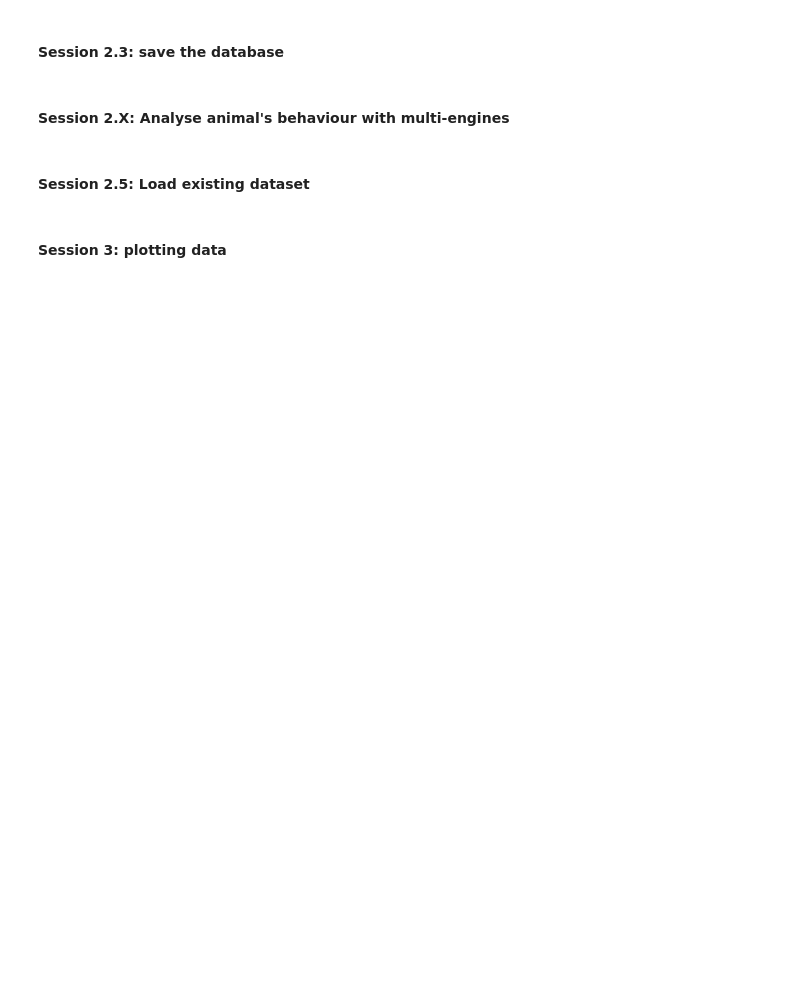
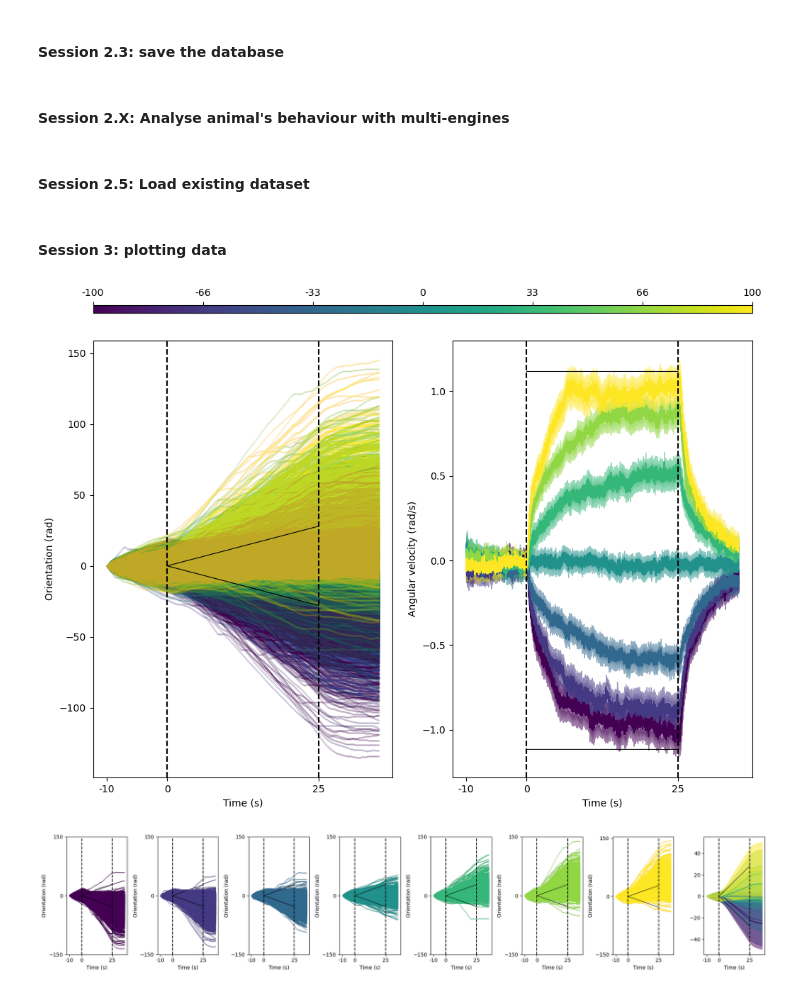
Before and after one commit to chiyu1203/bonfic, a Jupyter notebook: bonfic_tutorial.ipynb, the cells around one changed output. Drawn from its saved outputs; the diff is of its cells as text; code cells hidden in the pictures; blank space fills up the shorter version.

Commit message:
adjust settings in the RDK plotting function: the new default is to save orientation, and fixed the y axis to be rad/s or rad

```diff
--- a/bonfic_tutorial.ipynb
+++ b/bonfic_tutorial.ipynb
@@ -138,8 +138,8 @@ max is either around 0.1 or -0.2
 dir_list = []
 # Datasets=[r"Y:\GN25051",r"Y:\GN25052",r"Y:\GN25053",r"Y:\GN25054",r"Y:\GN25055",r"Y:\GN25056",r"Y:\GN25057",r"Y:\GN25058",r"Y:\GN25059",r"Y:\GN25060",r"Y:\GN25061",
 #           r"Y:\GN25062",r"Y:\GN25063",r"Y:\GN25064",r"Y:\GN25065",r"Y:\GN25066",r"Y:\GN25067",r"Y:\GN25068",r"Y:\GN25069",r"Y:\GN26008",r"Y:\GN26007"]
-Datasets=[r"Y:\GN26074",r"Y:\GN26075",r"Y:\GN26076"]
-#Datasets=[r"Y:\GN26040",r"Y:\GN26041",r"Y:\GN26042",r"Y:\GN26043"]
+#Datasets=[r"Y:\GN26078",r"Y:\GN26079",r"Y:\GN26080",r"Y:\GN26081",r"Y:\GN26082",r"Y:\GN26083",r"Y:\GN26084"]
+Datasets=[r"Y:\GN26085",r"Y:\GN26086",r"Y:\GN26087",r"Y:\GN26088"]
 #Datasets=[r"Y:\GN26059",r"Y:\GN26060",r"Y:\GN26061",r"Y:\GN26062",r"Y:\GN26063",r"Y:\GN26064",r"Y:\GN26065",r"Y:\GN26066",r"Y:\GN26067",r"Y:\GN26068",r"Y:\GN26069",r"Y:\GN26070",r"Y:\GN26071",r"Y:\GN26072",r"Y:\GN26073"]
 for thisDataset in Datasets:
     for root, dirs, files in os.walk(thisDataset):
@@ -1162,9 +1159,10 @@ def plot_yaw_angular_velocity(df,analysis_methods,init_frame=1000,end_frame=3500
         df_selected=df
     i=0
     for this_stim, entries in df_selected.groupby('stim_type'):
-        dif_data=entries.loc[:,'angular_velocity_f0':].values
-        #dif_data=np.diff(data,axis=1)
-        data=np.cumsum(dif_data,axis=1)
+        #dif_data=entries.loc[:,'ori_f0':].values
+        data=entries.loc[:,'ori_f0':].values
+        dif_data=np.diff(data,axis=1)*camera_fps ## needs to add this to convert the unit from delta frame to second
+        data=np.cumsum(dif_data,axis=1)/camera_fps ## since this is an integral of the data. no need to times camera_fps
         time_points = np.arange(data.shape[1])
         time_points_b = np.tile(time_points, (data.shape[0], 1))
         #define the stimulus speed in the first iteration
@@ -1175,7 +1173,7 @@ def plot_yaw_angular_velocity(df,analysis_methods,init_frame=1000,end_frame=3500
             tmp = np.full(data.shape[1],np.nan)
             dif_tmp= np.full(dif_data.shape[1],np.nan)
             stim_w_array=np.ones(end_frame-init_frame)*stimulus_velocity*np.pi/180
-            tmp[init_frame:end_frame]=np.cumsum(stim_w_array)
+            tmp[init_frame:end_frame]=np.cumsum(stim_w_array)/camera_fps ## since this is an integral of the data. no need to times camera_fps
             dif_tmp[init_frame:end_frame]=stim_w_array
         #ax1.plot(time_points_b, data, linestyle='-',linewidth=0.1,color=COL.get_rgb(i))
 
@@ -1199,7 +1197,7 @@ def plot_yaw_angular_velocity(df,analysis_methods,init_frame=1000,end_frame=3500
         subplots[i].set(
         ylabel="Orientation (rad)",
         yticks=[-y_range,0,y_range],
-        ylim=[-y_range,y_range],
+        #ylim=[-y_range,y_range],
         xticks=xticks,
         xticklabels=xticklabels,
         xlabel="Time (s)",
@@ -1212,7 +1210,7 @@ def plot_yaw_angular_velocity(df,analysis_methods,init_frame=1000,end_frame=3500
             m_data=np.median(data, axis=0)
             m_dif_data=np.median(dif_data, axis=0)
         #ax2.plot(time_points,median_response,color=COL.get_rgb(i))
-        ax2.plot(time_points[1:],m_dif_data,color=COL.get_rgb(i))
+        ax2.plot(time_points,m_dif_data,color=COL.get_rgb(i))
         subplots[len(df["stim_type"].unique())].plot(time_points,m_data,color=COL.get_rgb(i))
 
         ##to plot distribution with bootstrap 95% confidence interval
@@ -1247,14 +1245,17 @@ def plot_yaw_angular_velocity(df,analysis_methods,init_frame=1000,end_frame=3500
         #     dif_y1=m_dif_data + sem_response
         #     dif_y2=m_dif_data - sem_response
         # #ax2.fill_between(time_points,y1,y2, alpha=0.5,color=COL.get_rgb(i))
-        ax2.fill_between(time_points[1:],dif_y1,dif_y2, alpha=0.5,color=COL.get_rgb(i))
+        #ax2.fill_between(time_points[1:],dif_y1,dif_y2, alpha=0.5,color=COL.get_rgb(i))
+        ax2.fill_between(time_points,dif_y1,dif_y2, alpha=0.5,color=COL.get_rgb(i))
         subplots[len(df["stim_type"].unique())].fill_between(time_points,y1,y2, alpha=0.5,color=COL.get_rgb(i))
         i=i+1
 
     ax1.plot(time_points,tmp,color='k',linewidth=0.8)
     ax1.plot(time_points,tmp*-1,color='k',linewidth=0.8)
-    ax2.plot(time_points[1:],dif_tmp,color='k',linewidth=0.8)
-    ax2.plot(time_points[1:],dif_tmp*-1,color='k',linewidth=0.8)
+    # ax2.plot(time_points[1:],dif_tmp,color='k',linewidth=0.8)
+    # ax2.plot(time_points[1:],dif_tmp*-1,color='k',linewidth=0.8)
+    ax2.plot(time_points,dif_tmp,color='k',linewidth=0.8)
+    ax2.plot(time_points,dif_tmp*-1,color='k',linewidth=0.8)
     subplots[len(df["stim_type"].unique())].plot(time_points,tmp,color='k',linewidth=0.8)
     subplots[len(df["stim_type"].unique())].plot(time_points,tmp*-1,color='k',linewidth=0.8)
     ax1.axvline(
@@ -1295,8 +1296,8 @@ def plot_yaw_angular_velocity(df,analysis_methods,init_frame=1000,end_frame=3500
     )
     ax1.set(
         ylabel="Orientation (rad)",
-        yticks=[-y_range,0,y_range],
-        ylim=[-y_range,y_range],
+        #yticks=[-y_range,0,y_range],
+        #ylim=[-y_range,y_range],
         xticks=xticks,
         xticklabels=xticklabels,
         xlabel="Time (s)",
@@ -1304,15 +1305,15 @@ def plot_yaw_angular_velocity(df,analysis_methods,init_frame=1000,end_frame=3500
     ax2.set(
         ylabel="Angular velocity (rad/s)",
         xticks=xticks,
-        yticks=[-1,0,1],
+        #yticks=[-1,0,1],
         #ylim=[-0.005,0.02],
-        ylim=[-2.5,2.5],
+        #ylim=[-2.5,2.5],
         xticklabels=xticklabels,
         xlabel="Time (s)",
     )
     subplots[len(df["stim_type"].unique())].set(
         xticks=xticks,
-        yticks=[-20,0,20],
+        #yticks=[-20,0,20],
         xticklabels=xticklabels,
         xlabel="Time (s)",
     )
@@ -1324,17 +1325,20 @@ def plot_yaw_angular_velocity(df,analysis_methods,init_frame=1000,end_frame=3500
     cbar.set_ticklabels(tick_labels)
 
     if save_output==True:
-        fig_name=f"{vr_no}_bonfic_{visual_paradigm_name}_orientation_dynamics.png"
+        fig_name=f"{vr_no}_bonfic_{visual_paradigm_name}_orientation_dynamics2026.png"
         fig.savefig(Path(this_dataset_dir)/fig_name)
-        fig_name=f"{vr_no}_bonfic_{visual_paradigm_name}_orientation_dynamics_tbt.png"
+        fig_name=f"{vr_no}_bonfic_{visual_paradigm_name}_orientation_dynamics_tbt2026.png"
         fig_1by1.savefig(Path(this_dataset_dir)/fig_name)
 # %%
 colormap_name = "viridis"
-plot_yaw_angular_velocity(df_interest,analysis_methods,init_frame,end_frame,"all",colormap_name)
+plot_yaw_angular_velocity(df_filtered,analysis_methods,init_frame,end_frame,"all",colormap_name)
 #plot_yaw_angular_velocity(df_15,analysis_methods,init_frame,end_frame,"all",colormap_name)
 #plot_yaw_angular_velocity(df_active_15,analysis_methods,init_frame,end_frame,"all",colormap_name)
 # plot_yaw_angular_velocity(df_10,analysis_methods)
 # plot_yaw_angular_velocity(df_active_10,analysis_methods)
+# %% [output]
+[figure, added]
+[figure, added]
 # %%
 vr_groups = df.groupby('VR_no')
 for vr_no, entries in vr_groups:
```
Also changed, not shown: parts of 6 cells of this notebook, 1 other file.
